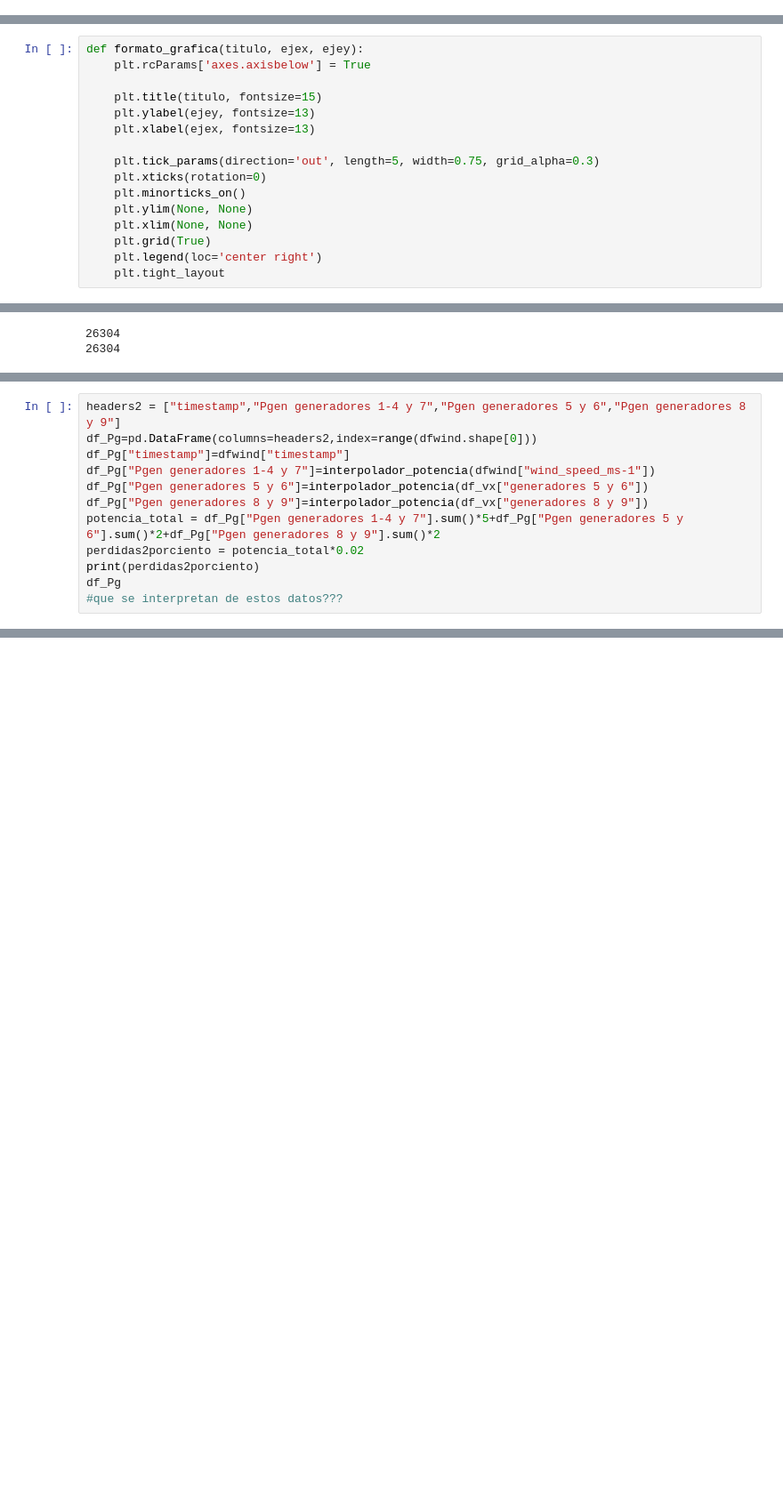
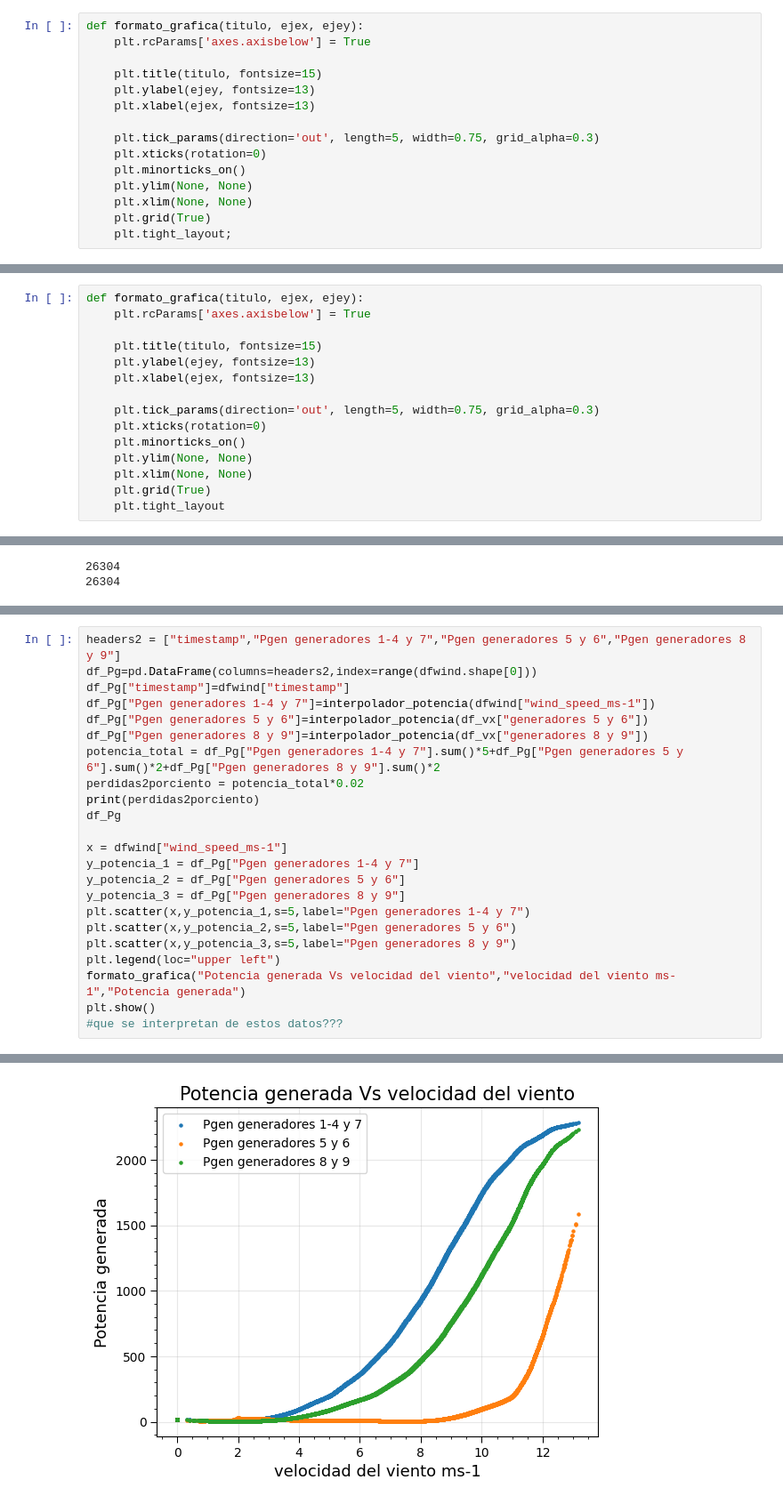
Before and after one commit to nandradem/project, a Jupyter notebook: Procesamiento de datos.ipynb, the cells around one changed output, grey strips where cells are left out. Shown at 89% size. Saved outputs shown, nothing was run; the diff lists cells and outputs as text; blank space fills up the shorter version.

```diff
--- a/Procesamiento de datos.ipynb
+++ b/Procesamiento de datos.ipynb
@@ -7,6 +7,21 @@ import scipy
 import sklearn as sk
 from sklearn.linear_model import LinearRegression
 from scipy.interpolate import CubicSpline
+# %%
+def formato_grafica(titulo, ejex, ejey):
+    plt.rcParams['axes.axisbelow'] = True
+
+    plt.title(titulo, fontsize=15)
+    plt.ylabel(ejey, fontsize=13)
+    plt.xlabel(ejex, fontsize=13)
+
+    plt.tick_params(direction='out', length=5, width=0.75, grid_alpha=0.3)
+    plt.xticks(rotation=0)
+    plt.minorticks_on()
+    plt.ylim(None, None)
+    plt.xlim(None, None)
+    plt.grid(True)
+    plt.tight_layout;
 # %%
 #/Users/sofia/Desktop/Herramientas computacionales/ua-imec2001-hc-202310-s2/project/data/wind/wind.csv
 dfwind = pd.read_csv(filepath_or_buffer='wind/wind.csv')
@@ -59,7 +74,6 @@ def formato_grafica(titulo, ejex, ejey):
     plt.ylim(None, None)
     plt.xlim(None, None)
     plt.grid(True)
-    plt.legend(loc='center right')
     plt.tight_layout
 # %%
 #C:/Users/sofia/Desktop/project/wind/Coeficiente de empuje VS Velocidad Viento (corregido).csv
@@ -168,6 +166,17 @@ potencia_total = df_Pg["Pgen generadores 1-4 y 7"].sum()*5+df_Pg["Pgen generador
 perdidas2porciento = potencia_total*0.02
 print(perdidas2porciento)
 df_Pg
+
+x = dfwind["wind_speed_ms-1"]
+y_potencia_1 = df_Pg["Pgen generadores 1-4 y 7"]
+y_potencia_2 = df_Pg["Pgen generadores 5 y 6"]
+y_potencia_3 = df_Pg["Pgen generadores 8 y 9"]
+plt.scatter(x,y_potencia_1,s=5,label="Pgen generadores 1-4 y 7")
+plt.scatter(x,y_potencia_2,s=5,label="Pgen generadores 5 y 6")
+plt.scatter(x,y_potencia_3,s=5,label="Pgen generadores 8 y 9")
+plt.legend(loc="upper left")
+formato_grafica("Potencia generada Vs velocidad del viento","velocidad del viento ms-1","Potencia generada")
+plt.show()
 #que se interpretan de estos datos???
 # %% [output]
 2574804.599101475
@@ -187 +183,2 @@ df_Pg
+[figure, added]
 # %%
```
Also changed, not shown: parts of 6 cells of this notebook.
